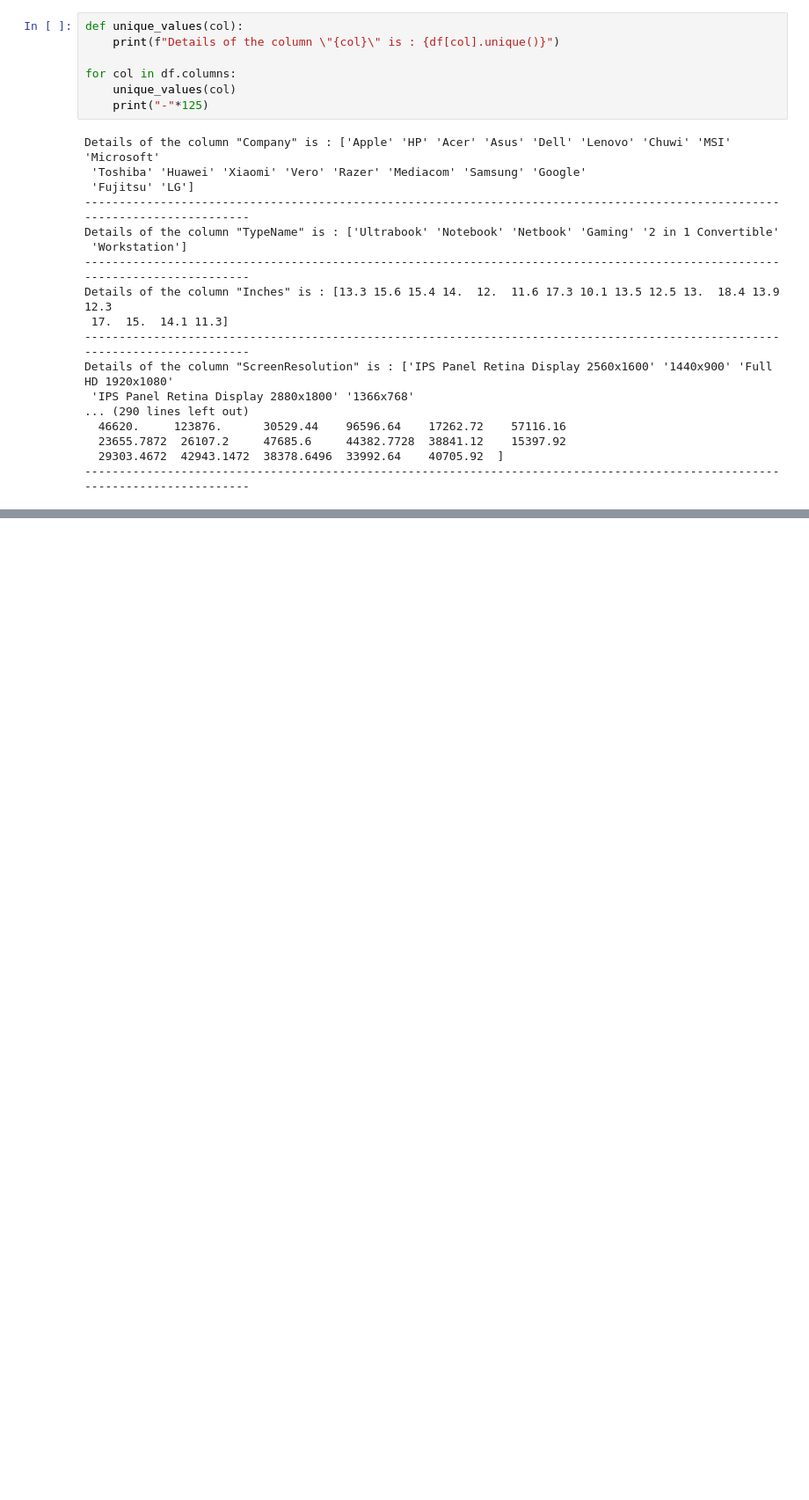
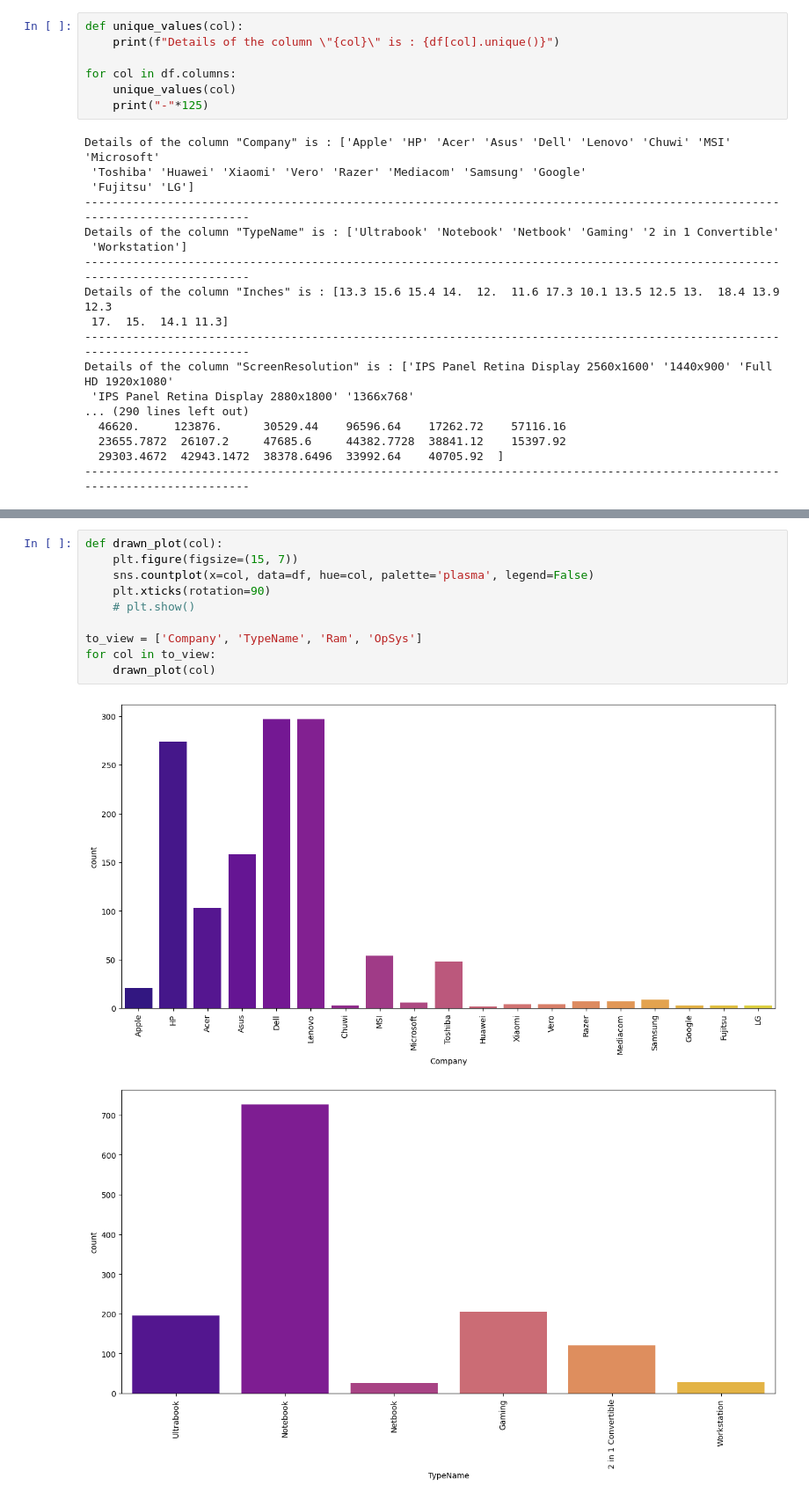
Before and after one commit to devloopcode/laptop_price_predictor, a Jupyter notebook: laptop_price_predicted.ipynb, the cells around one changed output, grey strips where cells are left out. Shown at 88% size. Cells and saved outputs as stored; diff of their text form; blank space fills up the shorter version.

```diff
--- a/laptop_price_predicted.ipynb
+++ b/laptop_price_predicted.ipynb
@@ -116,0 +160,13 @@ Details of the column "ScreenResolution" is : ['IPS Panel Retina Display 2560x16
+# %%
+def drawn_plot(col):
+    plt.figure(figsize=(15, 7))
+    sns.countplot(x=col, data=df, hue=col, palette='plasma', legend=False)
+    plt.xticks(rotation=90)
+    # plt.show()
+
+to_view = ['Company', 'TypeName', 'Ram', 'OpSys']
+for col in to_view:
+    drawn_plot(col)
+# %% [output]
+[figure, added]
+[figure, added]
```
Also changed, not shown: parts of 7 cells of this notebook, 1 other file.
